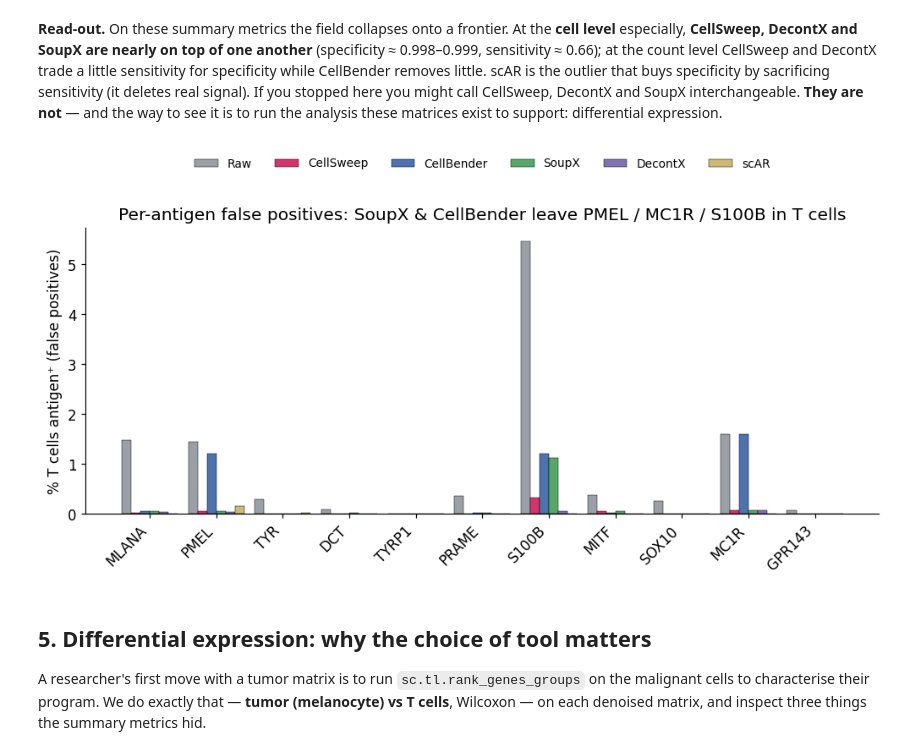
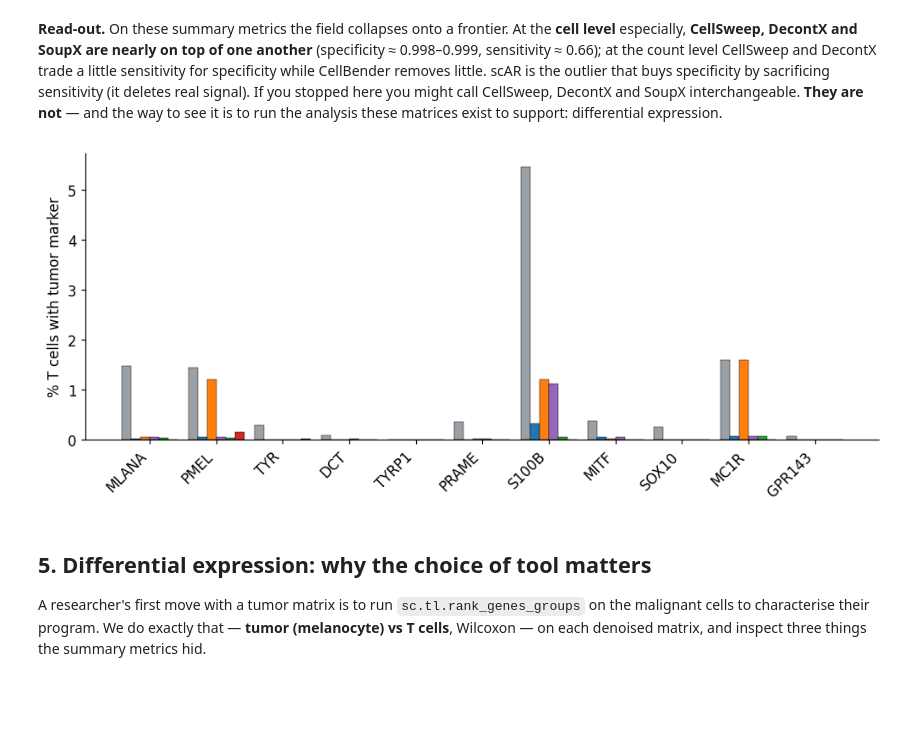
Before and after one commit to pachterlab/cellsweep, a Jupyter notebook: notebooks/melanoma_discovery.ipynb, the cells around one changed output. Cells and saved outputs as stored; diff of their text form; code cells hidden in the pictures; blank space fills up the shorter version.

```diff
--- a/notebooks/melanoma_discovery.ipynb
+++ b/notebooks/melanoma_discovery.ipynb
@@ -26,8 +26,8 @@ os.makedirs(OUT, exist_ok=True)
 TOOL_ORDER = ["raw", "cellsweep", "cellbender", "soupx", "decontx", "scar"]
 TOOL_LABEL = {"raw":"Raw","cellsweep":"CellSweep","cellbender":"CellBender",
               "soupx":"SoupX","decontx":"DecontX","scar":"scAR"}
-TOOL_COLOR = {"raw":"#9aa0a6","cellsweep":"#d6336c","cellbender":"#4C72B0",
-              "soupx":"#55A868","decontx":"#8172B3","scar":"#CCB974"}
+TOOL_COLOR = {"raw":"#9aa0a6","cellsweep":"#1f77b4","cellbender":"#ff7f0e",
+              "soupx":"#9467bd","decontx":"#2ca02c","scar":"#d62728"}
 TOOLS = ["cellsweep","cellbender","soupx","decontx","scar"]
 # %% [markdown]
 ## 1. Assemble an aligned matrix of all five tools
@@ -119,11 +119,11 @@ PANEL = [g for g in ["MLANA","PMEL","TYR","DCT","TYRP1","PRAME","S100B","MITF","
          if g in gi and col(a.X, g)[tumor].sum() > 0]
 print("Antigen panel:", PANEL)
 
-fp_raw = pd.Series({g: 100*np.mean(col(a.X, g)[tcell] >= 1) for g in PANEL})
-fig, ax = plt.subplots(figsize=(8, 3.6))
-ax.bar(PANEL, fp_raw.values, color="#9aa0a6", edgecolor="k", lw=.5)
-ax.set_ylabel("% of T cells with\n≥1 antigen count")
-ax.set_title("Raw data: melanoma antigens falsely detected in T cells (ambient contamination)")
-ax.set_xticklabels(PANEL, rotation=45, ha="right")
-for x,(g,v) in enumerate(fp_raw.items()): ax.text(x, v+0.05, f"{v:.1f}", ha="center", va="bottom", fontsize=8)
-plt.savefig(f"{OUT}/fig1_raw_antigen_false_positives.png"); plt.show()
+# fp_raw = pd.Series({g: 100*np.mean(col(a.X, g)[tcell] >= 1) for g in PANEL})
+# fig, ax = plt.subplots(figsize=(8, 3.6))
+# ax.bar(PANEL, fp_raw.values, color="#9aa0a6", edgecolor="k", lw=.5)
+# ax.set_ylabel("% of T cells with\n≥1 antigen count")
+# ax.set_title("Raw data: melanoma antigens falsely detected in T cells (ambient contamination)")
+# ax.set_xticklabels(PANEL, rotation=45, ha="right")
+# for x,(g,v) in enumerate(fp_raw.items()): ax.text(x, v+0.05, f"{v:.1f}", ha="center", va="bottom", fontsize=8)
+# plt.savefig(f"{OUT}/fig1_raw_antigen_false_positives.png"); plt.show()
@@ -218,16 +219,16 @@ plt.savefig(f"{OUT}/fig3_sensitivity_specificity_scatters.png"); plt.show()
 # %%
 # Per-antigen specificity (cell level) -- where the "similar" tools actually diverge.
 fig, ax = plt.subplots(figsize=(11, 4)); x = np.arange(len(PANEL)); w = 0.14
 for j,k in enumerate(TOOL_ORDER):
     vals = [100*np.mean(col(mats[k],g)[tcell] >= 1) for g in PANEL]
     ax.bar(x + (j-2.5)*w, vals, w, label=TOOL_LABEL[k], color=TOOL_COLOR[k], edgecolor="k", lw=.3)
 ax.set_xticks(x); ax.set_xticklabels(PANEL, rotation=45, ha="right")
-ax.set_ylabel("% T cells antigen⁺ (false positives)")
-ax.set_title("Per-antigen false positives: SoupX & CellBender leave PMEL / MC1R / S100B in T cells")
-ax.legend(ncol=6, fontsize=9, frameon=False, loc="upper center", bbox_to_anchor=(0.5, 1.28))
+ax.set_ylabel("% T cells with tumor marker")
+# ax.set_title("Per-antigen false positives: SoupX & CellBender leave PMEL / MC1R / S100B in T cells")
+# ax.legend(ncol=6, fontsize=9, frameon=False, loc="upper center", bbox_to_anchor=(0.5, 1.28))
 plt.savefig(f"{OUT}/fig4_per_antigen_false_positives.png"); plt.show()
 # %% [output]
-[figure, old version]
+[figure, new version]
 # %% [markdown]
 ## 5. Differential expression: why the choice of tool matters
 
```
Also changed, not shown: parts of 14 cells of this notebook, 6 other files.
